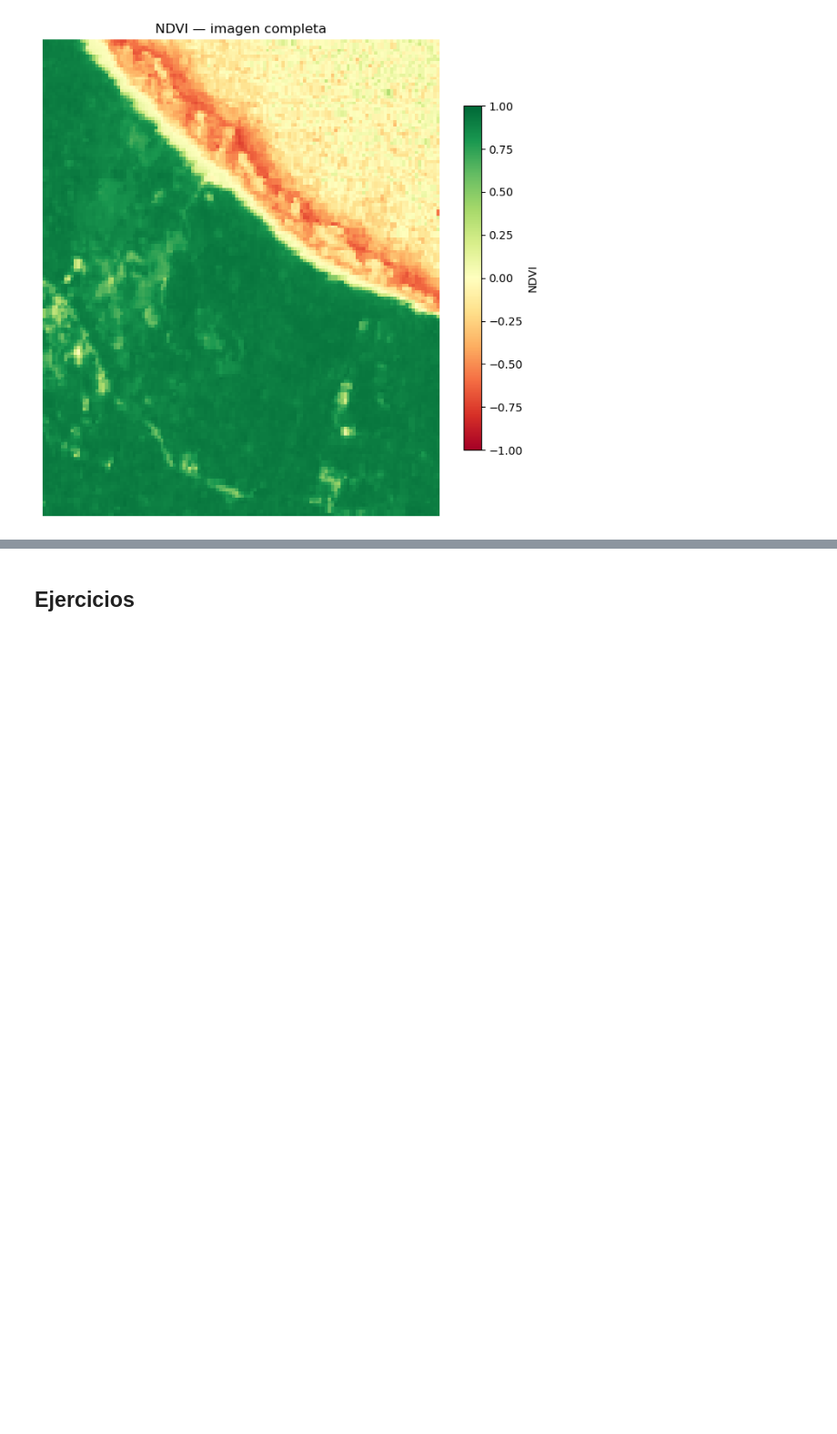
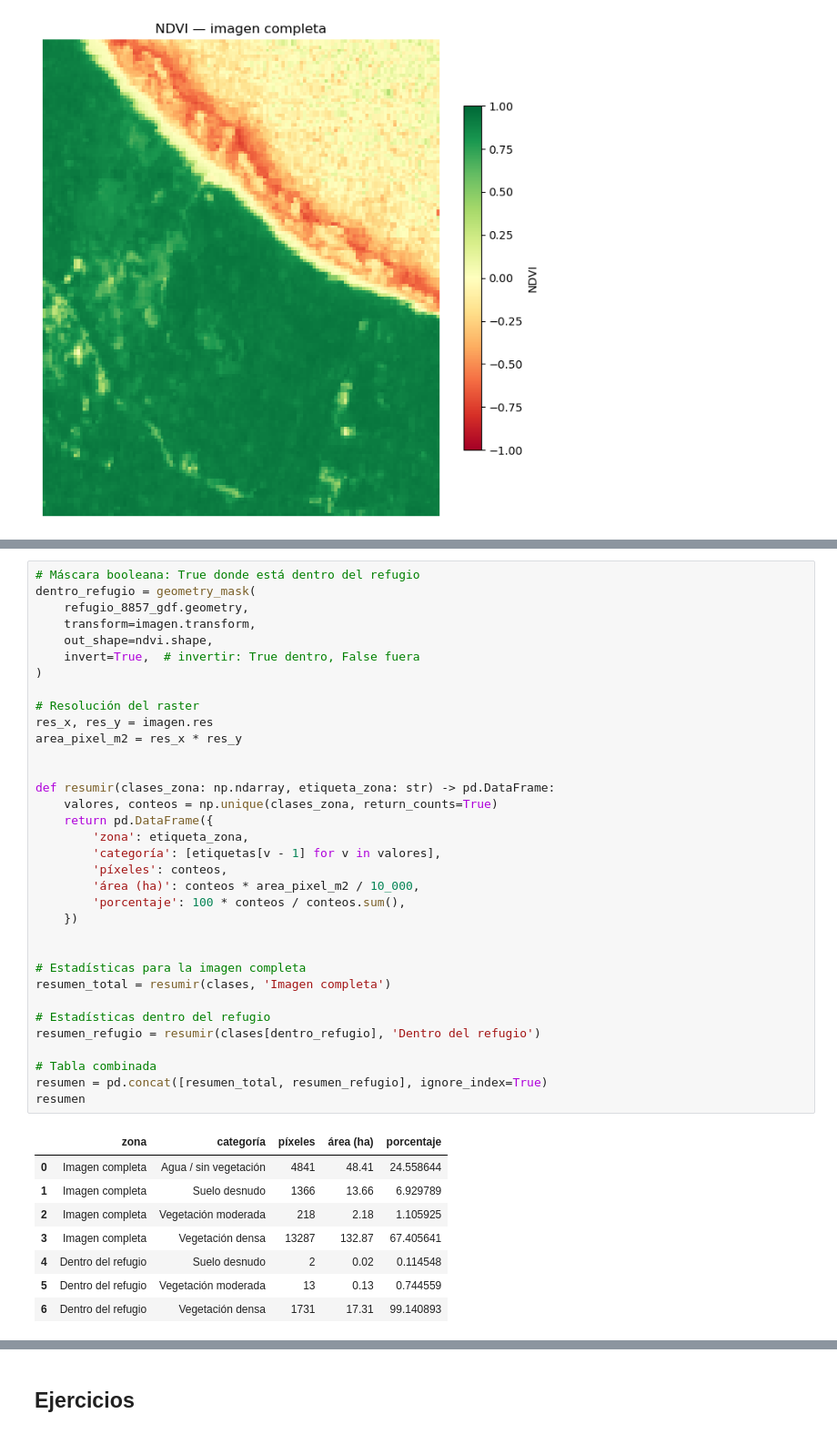
Before and after one commit to tpb708-programacionsig/2026-i, a Jupyter notebook: contenidos/iv-procesamiento-datos-geoespaciales/07-ejemplo-analisis-ndvi-gandoca.ipynb, the cells around one changed output, grey strips where cells are left out. Shown at 91% size. Saved outputs shown, nothing was run; the diff lists cells and outputs as text; blank space fills up the shorter version.

```diff
--- a/contenidos/iv-procesamiento-datos-geoespaciales/07-ejemplo-analisis-ndvi-gandoca.ipynb
+++ b/contenidos/iv-procesamiento-datos-geoespaciales/07-ejemplo-analisis-ndvi-gandoca.ipynb
@@ -328,0 +288,43 @@ resumen
+# %%
+# Máscara booleana: True donde está dentro del refugio
+dentro_refugio = geometry_mask(
+    refugio_8857_gdf.geometry,
+    transform=imagen.transform,
+    out_shape=ndvi.shape,
+    invert=True,  # invertir: True dentro, False fuera
+)
+
+# Resolución del raster
+res_x, res_y = imagen.res
+area_pixel_m2 = res_x * res_y
+
+
+def resumir(clases_zona: np.ndarray, etiqueta_zona: str) -> pd.DataFrame:
+    valores, conteos = np.unique(clases_zona, return_counts=True)
+    return pd.DataFrame({
+        'zona': etiqueta_zona,
+        'categoría': [etiquetas[v - 1] for v in valores],
+        'píxeles': conteos,
+        'área (ha)': conteos * area_pixel_m2 / 10_000,
+        'porcentaje': 100 * conteos / conteos.sum(),
+    })
+
+
+# Estadísticas para la imagen completa
+resumen_total = resumir(clases, 'Imagen completa')
+
+# Estadísticas dentro del refugio
+resumen_refugio = resumir(clases[dentro_refugio], 'Dentro del refugio')
+
+# Tabla combinada
+resumen = pd.concat([resumen_total, resumen_refugio], ignore_index=True)
+resumen
+# %% [output]
+|  | zona | categoría | píxeles | área (ha) | porcentaje |
+| 0 | Imagen completa | Agua / sin vegetación | 4841 | 48.41 | 24.558644 |
+| 1 | Imagen completa | Suelo desnudo | 1366 | 13.66 | 6.929789 |
+| 2 | Imagen completa | Vegetación moderada | 218 | 2.18 | 1.105925 |
+| 3 | Imagen completa | Vegetación densa | 13287 | 132.87 | 67.405641 |
+| 4 | Dentro del refugio | Suelo desnudo | 2 | 0.02 | 0.114548 |
+| 5 | Dentro del refugio | Vegetación moderada | 13 | 0.13 | 0.744559 |
+| 6 | Dentro del refugio | Vegetación densa | 1731 | 17.31 | 99.140893 |
```
Also changed, not shown: parts of 18 cells of this notebook.
